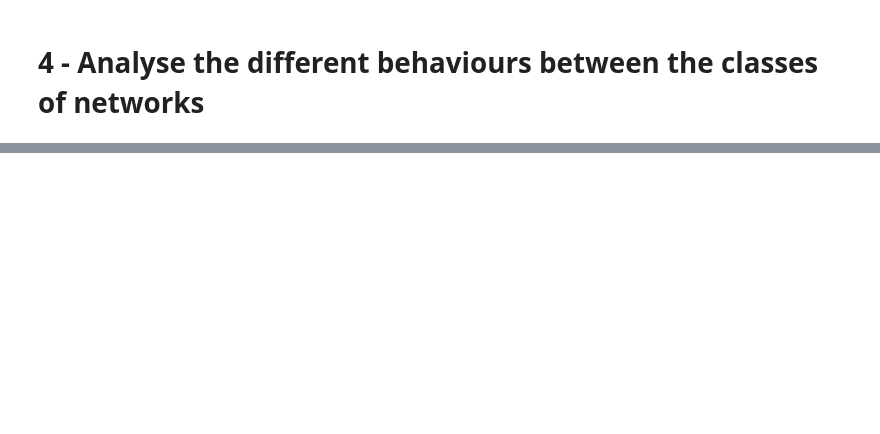
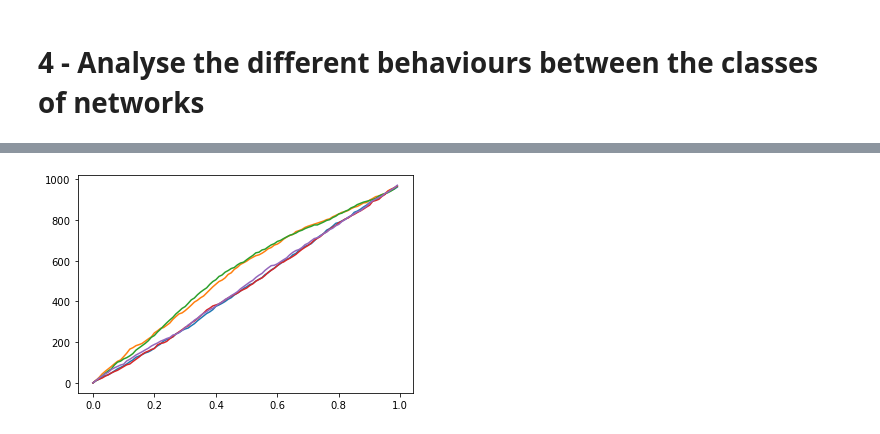
Before and after one commit to thomasghobril/adversarial-attack, a Jupyter notebook: ConfusionMatrix_TOM.ipynb, the cells around one changed output, grey strips where cells are left out. Drawn from its saved outputs; the diff is of its cells as text; code cells hidden in the pictures; blank space fills up the shorter version.

```diff
--- a/ConfusionMatrix_TOM.ipynb
+++ b/ConfusionMatrix_TOM.ipynb
@@ -348,0 +478,11 @@ kk_multiplot(all_cube_cmat, 0, 0, eps_range, net=nets_num, ratio=False)
+# %%
+def get_saturated_coord(adv_pts, tol=1e-4):
+    npts = adv_pts.shape[0]
+    mask = np.zeros((npts,5))
+    for i in range(5):
+        binf = inputs_domain[0,i] ; bsup = inputs_domain[1,i]
+        for k in range(npts):
+            ki = adv_pts[k,i]
+            if (ki - binf < tol) or (bsup - ki) < tol:
+                mask[k,i] = 1
+    return(mask)
@@ -348,0 +519,33 @@ kk_multiplot(all_cube_cmat, 0, 0, eps_range, net=nets_num, ratio=False)
+# %%
+def saturation_plot(base_pts, adv_pts, prange, net=(1,1), method="fgsm", ratio=False, show=True, savefile=None):
+    """ Plot the saturation of the points coordinates as a function of the attack intensity (prange). """
+
+    nset = adv_pts.shape[0] + 1
+    npts = base_pts.shape[0]
+
+    if len(prange) < nset: # need to consider the initial setting without any attack
+        prange = [0] + prange
+
+    sat_tab = np.zeros((nset,5))
+
+    mask_init = get_saturated_coord(base_pts)
+    sat_tab[0,:] = np.sum(mask_init, axis=0)
+
+    for k in range(0,nset-1):
+        mask_k = get_saturated_coord(adv_pts[k])
+        sat_tab[k+1,:] = np.sum(mask_k, axis=0)
+
+    for k in range(5):
+        plt.plot(prange, sat_tab[:,k], label=input_names[k])
+
+    if show and (savefile == None):
+        plt.show()
+    if savefile != None:
+        plt.savefig(savefile) ; plt.close(fig)
+        print("Network {0}-{1} behaviour-plot saved in {2}".format(net[0], net[1], savefile))
+# %%
+ind_net = 0
+
+saturation_plot(base_pts, all_adv_pts[ind_net], prange=[0.01*k for k in range(1,100)], net=NETS_NUM[ind_net])
+# %% [output]
+[figure, added]
```
Also changed, not shown: parts of 41 cells of this notebook, 2 other files.
